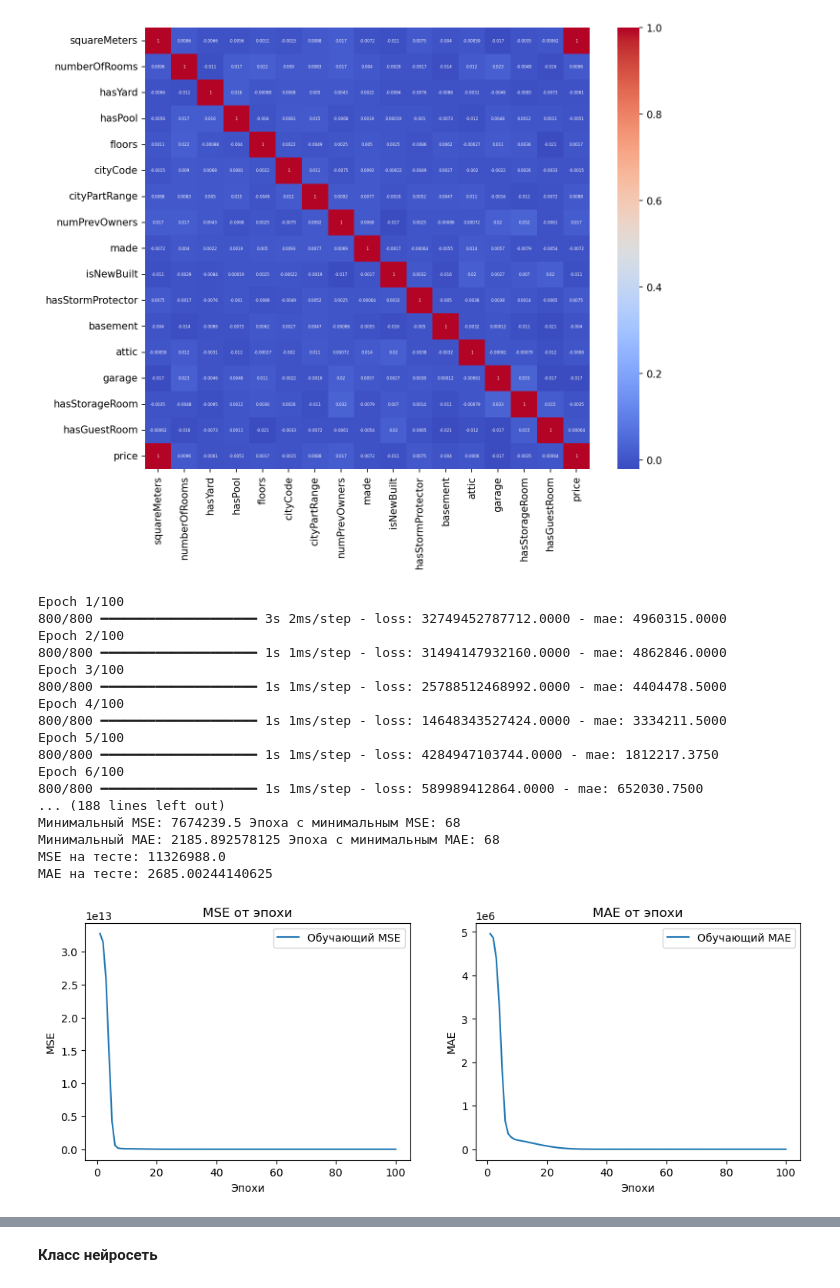
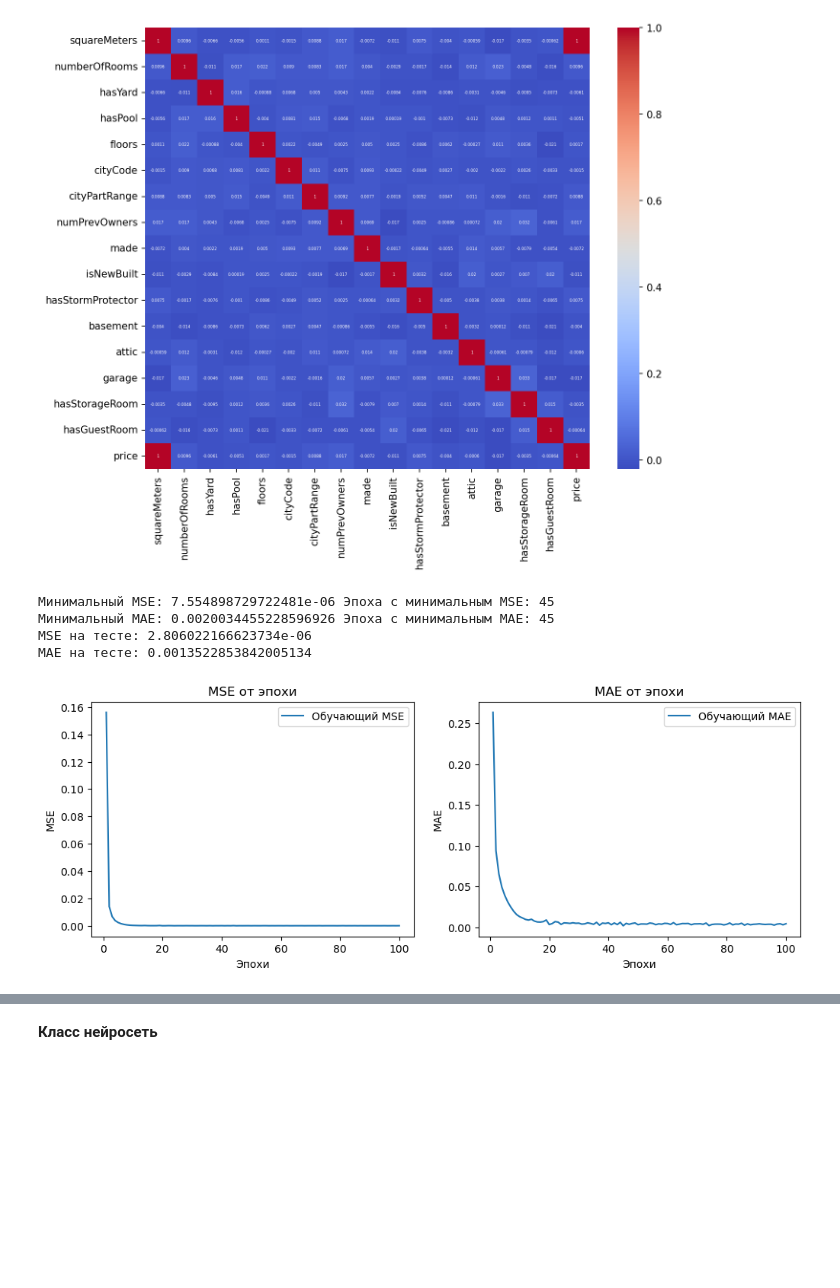
Before and after one commit to KulikovKA/TMS_MLops, a Jupyter notebook: neuro_test.ipynb, the cells around one changed output, grey strips where cells are left out. Cells and saved outputs as stored; diff of their text form; code cells hidden in the pictures; blank space fills up the shorter version.

```diff
--- a/neuro_test.ipynb
+++ b/neuro_test.ipynb
@@ -86,7 +86,8 @@ df.head()
 | 4 | 70429 | 19 | 1 | 1 | 90 | 38045 | 3 | 7 | ... |
 # %%
 X=df.drop('price',axis=1)
-y=df['price']
+y=df['price'].values.reshape(-1,1)
+
 plt.figure(figsize=(10, 8),dpi=150)
 
 sns.heatmap(df.corr(),annot=True, cmap='coolwarm',annot_kws={'size':4})
@@ -94,18 +95,16 @@ sns.heatmap(df.corr(),annot=True, cmap='coolwarm',annot_kws={'size':4})
 <Axes: >
 [figure]
 # %%
-
+scaler_y = StandardScaler()
+y_scaled = scaler_y.fit_transform(y)
 scaler_X = StandardScaler()
 X_norm = scaler_X.fit_transform(X)
 X_train, X_test, y_train, y_test = train_test_split(
     X_norm,
-    y,
+    y_scaled,
     random_state=42,
     test_size=0.2
 )
-y_train = y_train.values.reshape(-1, 1)
-
-y_test = y_test.values.reshape(-1, 1)
 # %%
 
 model = Sequential()
@@ -116,7 +115,7 @@ model.add(Dense(1))
 
 model.compile(loss='mse', optimizer='adam', metrics=['mae'])
 
-history = model.fit(X_train, y_train, epochs=100, batch_size=10, verbose=1)
+history = model.fit(X_train, y_train, epochs=100, batch_size=10, verbose=0)
 epochs = range(1, len(history.history['loss']) + 1)
 
 plt.figure(figsize=(12, 4))
@@ -125,51 +124,38 @@ plt.subplot(1, 2, 1)
 plt.plot(epochs, history.history['loss'], label='Обучающий MSE')
 plt.title('MSE от эпохи')
 plt.xlabel('Эпохи')
 plt.ylabel('MSE')
 plt.legend()
 
 plt.subplot(1, 2, 2)
 plt.plot(epochs, history.history['mae'], label='Обучающий MAE')
 plt.title('MAE от эпохи')
 plt.xlabel('Эпохи')
 plt.ylabel('MAE')
 plt.legend()
 
 
 mse_per_epoch = history.history['loss']
 min_mse = min(mse_per_epoch)
 min_mse_epoch = mse_per_epoch.index(min_mse) + 1
 
 mae_per_epoch = history.history['mae']
 min_mae = min(mae_per_epoch)
 min_mae_epoch = mae_per_epoch.index(min_mae) + 1
 
 print(f"Минимальный MSE: {min_mse} Эпоха с минимальным MSE: {min_mse_epoch}")
 print(f"Минимальный MAE: {min_mae} Эпоха с минимальным MAE: {min_mae_epoch}")
 
 
 test_loss, test_mae = model.evaluate(X_test, y_test, verbose=0)
 print(f"MSE на тесте: {test_loss:}")
 print(f"MAE на тесте: {test_mae:}")
 # %% [output]
-Epoch 1/100
-800/800 ━━━━━━━━━━━━━━━━━━━━ 3s 2ms/step - loss: 32749452787712.0000 - mae: 4960315.0000
-Epoch 2/100
-800/800 ━━━━━━━━━━━━━━━━━━━━ 1s 1ms/step - loss: 31494147932160.0000 - mae: 4862846.0000
-Epoch 3/100
-800/800 ━━━━━━━━━━━━━━━━━━━━ 1s 1ms/step - loss: 25788512468992.0000 - mae: 4404478.5000
-Epoch 4/100
-800/800 ━━━━━━━━━━━━━━━━━━━━ 1s 1ms/step - loss: 14648343527424.0000 - mae: 3334211.5000
-Epoch 5/100
-800/800 ━━━━━━━━━━━━━━━━━━━━ 1s 1ms/step - loss: 4284947103744.0000 - mae: 1812217.3750
-Epoch 6/100
-800/800 ━━━━━━━━━━━━━━━━━━━━ 1s 1ms/step - loss: 589989412864.0000 - mae: 652030.7500
-... (188 lines left out)
-Минимальный MSE: 7674239.5 Эпоха с минимальным MSE: 68
-Минимальный MAE: 2185.892578125 Эпоха с минимальным MAE: 68
-MSE на тесте: 11326988.0
-MAE на тесте: 2685.00244140625
+Минимальный MSE: 7.554898729722481e-06 Эпоха с минимальным MSE: 45
+Минимальный MAE: 0.0020034455228596926 Эпоха с минимальным MAE: 45
+MSE на тесте: 2.806022166623734e-06
+MAE на тесте: 0.0013522853842005134
-[figure, old version]
+[figure, new version]
 # %%
 linear_model=LinearRegression()
 linear_model.fit(X_train,y_train)
```
Also changed, not shown: parts of 3 cells of this notebook.
